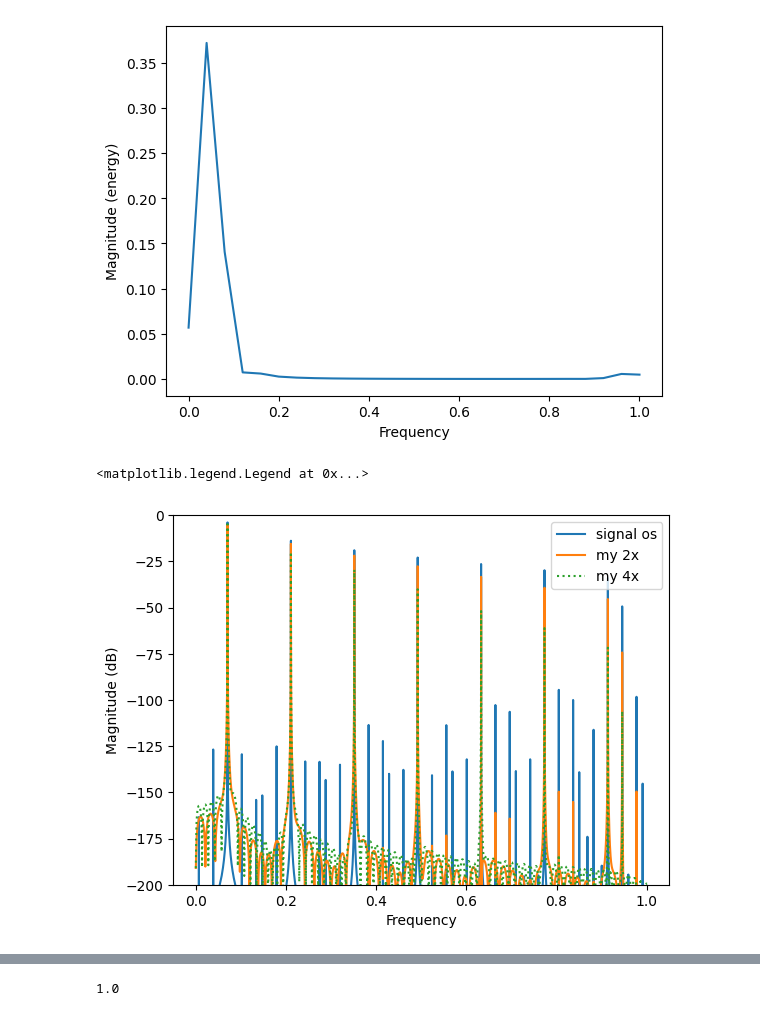
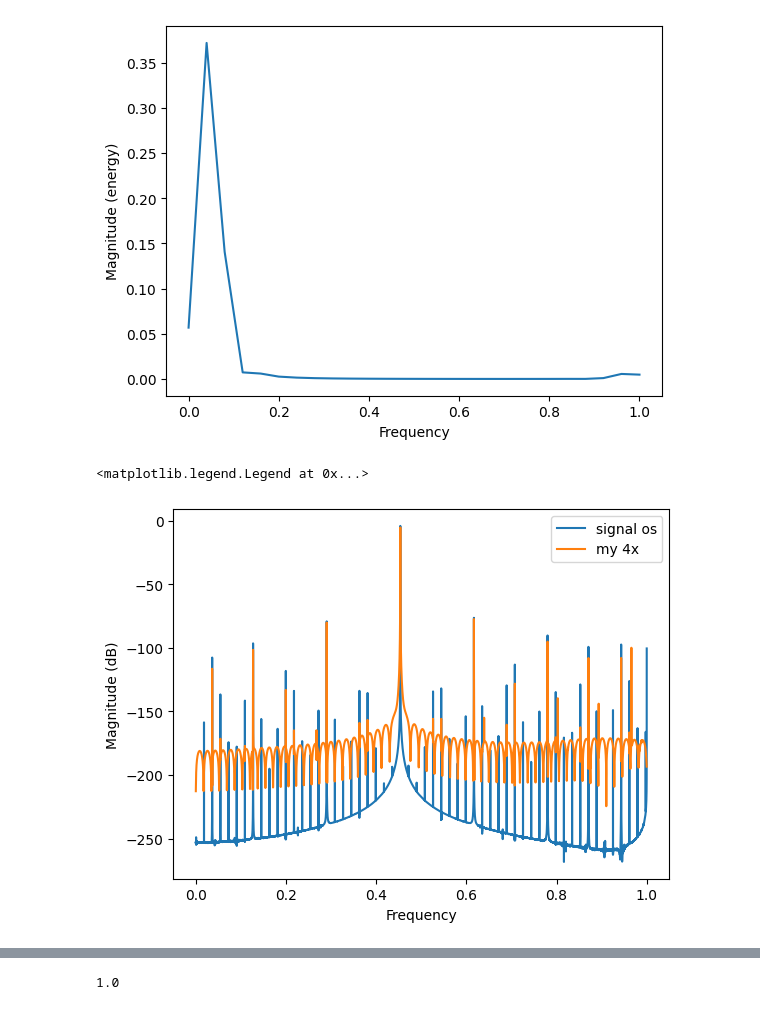
Before and after one commit to jsquie/Nonlinear_ADAA, a Jupyter notebook: Untitled.ipynb, the cells around one changed output, grey strips where cells are left out. Cells and saved outputs as stored; diff of their text form; code cells hidden in the pictures.

```diff
--- a/Untitled.ipynb
+++ b/Untitled.ipynb
@@ -788,56 +788,50 @@ plt.magnitude_spectrum(output)
 [figure]
 # %%
 sr = 44100
-input = np.sin(1550 * np.pi * 2 * np.linspace(0, 1, sr, False))
-no_os = np.tanh(input * 10)
+input = np.sin(10000 * np.pi * 2 * np.linspace(0, 1, sr, False))
+gain = 30
+no_os = np.tanh(input * gain)
 
-adaa_os2x = signal.resample_poly(input, 2, 1)
+
+adaa_os2x = signal.resample(input, sr * 4) * 4
 ad2 = ADAA_2(np.tanh, tanh_AD1, tanh_AD2)
-output_os2x = ad2.process(adaa_os2x * 10)
-output_os2x = signal.resample_poly(output_os2x, 1, 2)
+output_os2x = ad2.process(adaa_os2x * gain)
+output_os2x = signal.resample(output_os2x, sr)
 
-"""
-adaa_os4x = signal.resample(input, sr * 2)
-adaa_os4x = signal.resample(adaa_os4x, sr * 4)
-ad2 = ADAA_2(np.tanh, tanh_AD1, tanh_AD2)
-output_os4x = ad2.process(adaa_os4x * 10)
-output_os4x = signal.resample(output_os4x, sr * 2)
-output_os4x = signal.resample(output_os4x, sr)
-
-os2x = np.vstack([input, np.zeros(len(input))]).T.flatten()
-os2x = np.convolve(os2x, filter_coefs)[:sr * 2]
-ad2 = ADAA_2(np.tanh, tanh_AD1, tanh_AD2)
-os2x_out = ad2.process(os2x * 10)
-os2x_out = np.convolve(os2x_out, filter_coefs)[:sr][::2]
 """
 os2x_l = np.vstack([input, np.zeros(len(input))]).T.flatten()
 os2x_l = np.convolve(os2x_l, filter_coefs_l)
-ad2_l = ADAA_2(np.tanh, tanh_AD1, tanh_AD2)
-os2x_out_l = ad2_l.process(os2x_l * 10)
+ad2_l = ADAA_2(hardClip, hardClipAD1, hardClipAD2)
+os2x_out_l = ad2_l.process(os2x_l * gain)
 os2x_out_l = np.convolve(os2x_out_l, filter_coefs_l)[::2]
+"""
 
 os4x_l = np.vstack([input, np.zeros(len(input))]).T.flatten()
-os4x_l = np.convolve(os4x_l, filter_coefs_l)
+os4x_l = np.convolve(os4x_l, filter_coefs_l) * 2
+
 os4x_l = np.vstack([os4x_l, np.zeros(len(os4x_l))]).T.flatten()
-os4x_l = np.convolve(os4x_l, filter_coefs_l)
+os4x_l = np.convolve(os4x_l, filter_coefs_l) * 2
 
-ad4_l = ADAA_2(np.tanh, tanh_AD1, tanh_AD2)
-os4x_out_l = ad2_l.process(os4x_l * 10)
+ad2_l = ADAA_2(np.tanh, tanh_AD1, tanh_AD2)
+os4x_out_l = ad2_l.process(os4x_l * gain)
 
 os4x_out_l = np.convolve(os4x_out_l, filter_coefs_l)[::2]
 os4x_out_l = np.convolve(os4x_out_l, filter_coefs_l)[::2]
 
+#plt.ylim(-125, 0)
+#plt.xscale('log')
 
-plt.ylim(-200, 0)
-#plt.xscale('log')
 #plt.magnitude_spectrum(no_os, scale='dB')
 plt.magnitude_spectrum(output_os2x, scale='dB', label='signal os')
-plt.magnitude_spectrum(os2x_out_l, scale='dB', label='my 2x')
-plt.magnitude_spectrum(os4x_out_l, scale='dB', ls='dotted', label='my 4x')
+#plt.magnitude_spectrum(os2x_out_l, scale='dB', label='my 2x')
+plt.magnitude_spectrum(os4x_out_l, scale='dB', label='my 4x')
 
+#plt.plot(no_os[:75], label='no os')
+#plt.plot(os4x_out_l[102:75+101], label='my 4x')
+#plt.plot(output_os2x[:75], label='resample 4x')
 #plt.magnitude_spectrum(os2x_out, scale='dB', ls='dotted')
 plt.legend()
 #plt.magnitude_spectrum(output_os4x, ls='dotted', scale='dB')
 # %% [output]
 <matplotlib.legend.Legend at 0x...>
-[figure, old version]
+[figure, new version]
```
Also changed, not shown: parts of 38 cells of this notebook, 3 other files.
